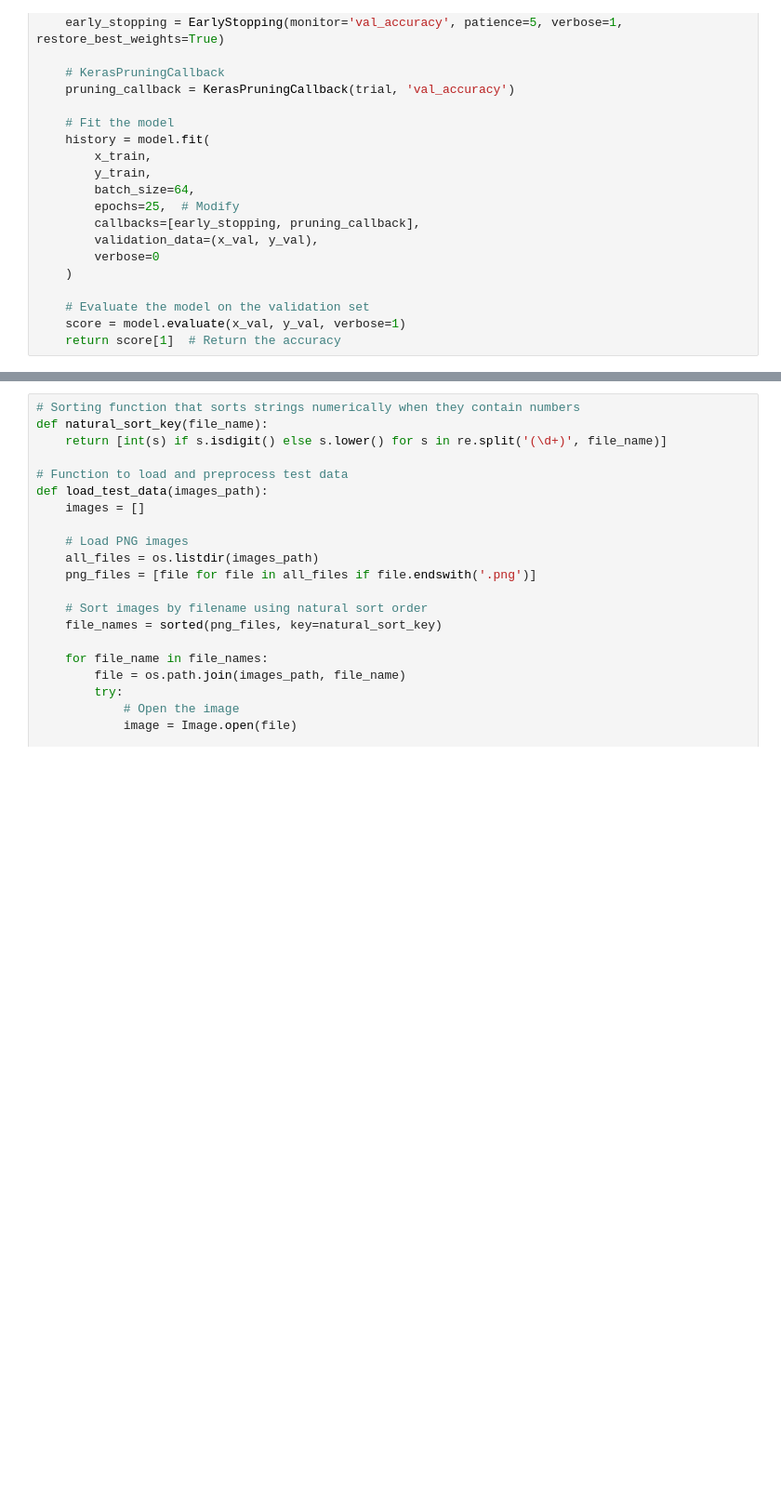
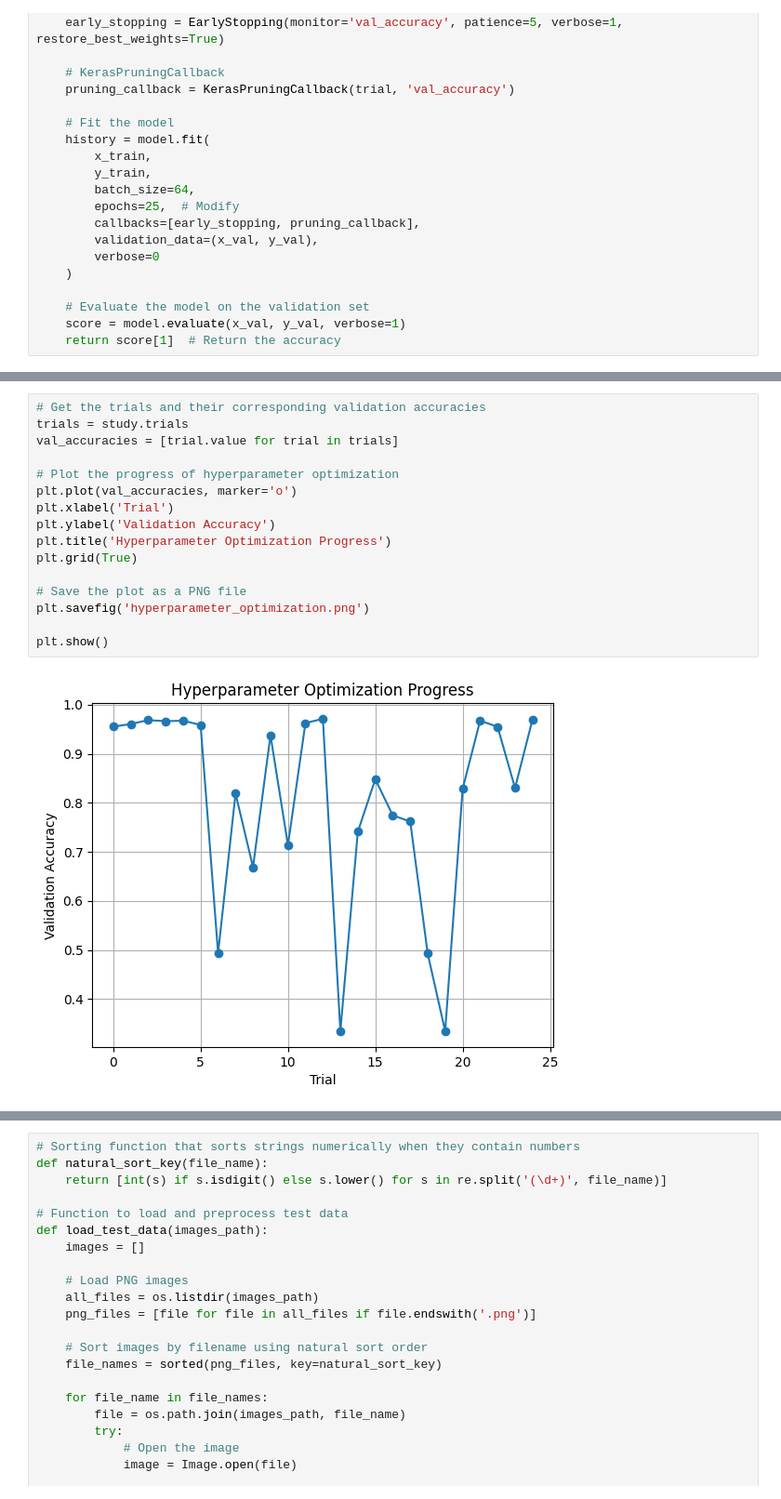
Before and after one commit to alessandroamella/MLBrno, a Jupyter notebook: Project/Project.ipynb, the cells around one changed output, grey strips where cells are left out. Shown at 93% size. Saved outputs shown, nothing was run; the diff lists cells and outputs as text; blank space fills up the shorter version.

```diff
--- a/Project/Project.ipynb
+++ b/Project/Project.ipynb
@@ -195,3 +178,21 @@ learning_rate: 0.0022492017164391183
+# %%
+# Get the trials and their corresponding validation accuracies
+trials = study.trials
+val_accuracies = [trial.value for trial in trials]
+
+# Plot the progress of hyperparameter optimization
+plt.plot(val_accuracies, marker='o')
+plt.xlabel('Trial')
+plt.ylabel('Validation Accuracy')
+plt.title('Hyperparameter Optimization Progress')
+plt.grid(True)
+
+# Save the plot as a PNG file
+plt.savefig('hyperparameter_optimization.png')
+
+plt.show()
+# %% [output]
+[figure, added]
 # %%
 # Retrieve the best hyperparameters from the Optuna study
 best_conv2d_filter = study.best_params['conv2d_filter']
```
Also changed, not shown: parts of 8 cells of this notebook, 12 other files.
